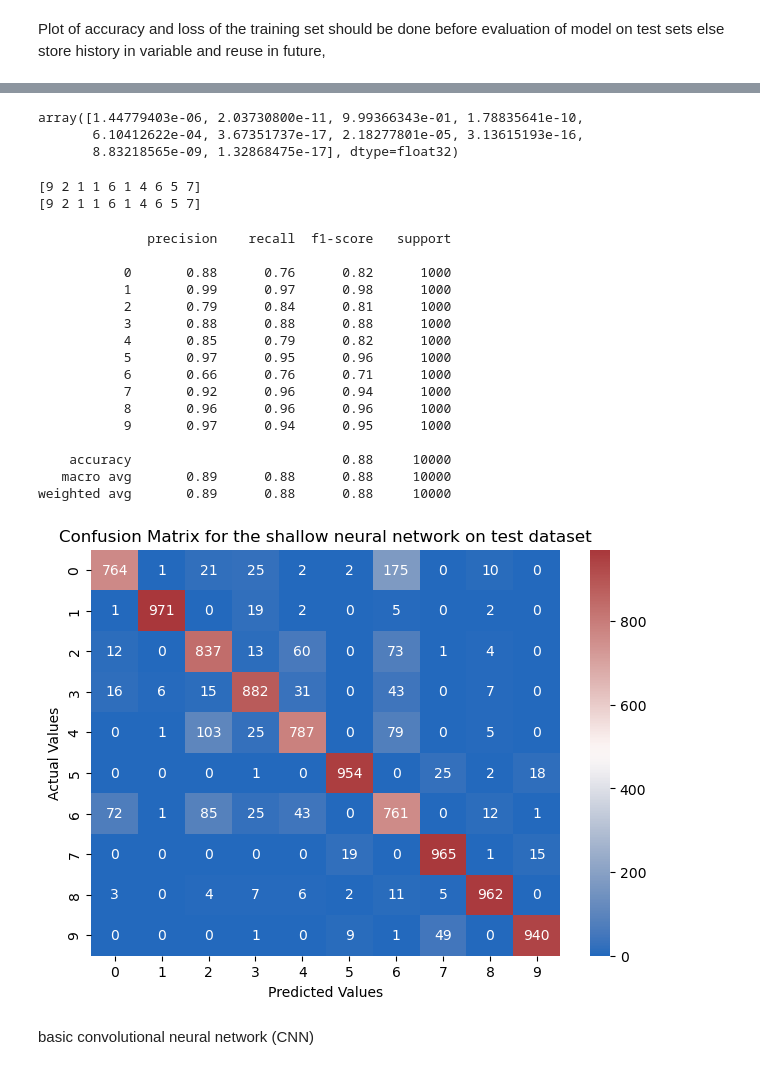
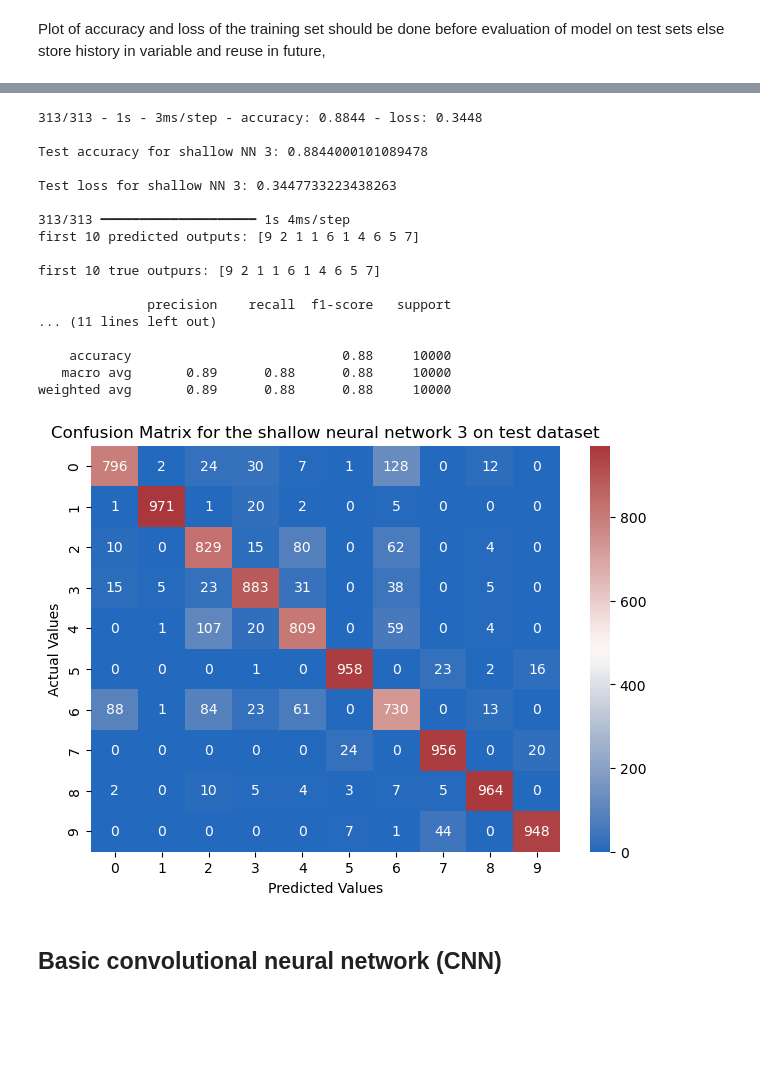
Before and after one commit to buddhathapa12/machine-learning, a Jupyter notebook: neural_network_Assignment3/E923Q669_Assignment3.ipynb, the cells around one changed output, grey strips where cells are left out. Cells and saved outputs as stored; diff of their text form; code cells hidden in the pictures; blank space fills up the shorter version.

```diff
--- a/neural_network_Assignment3/E923Q669_Assignment3.ipynb
+++ b/neural_network_Assignment3/E923Q669_Assignment3.ipynb
@@ -230,50 +311,49 @@ snn_prediction_result_softmax= snn_probability_model.predict(test_images,batch_s
-# %%
-snn_prediction_result_softmax[1]
-# %% [output]
-array([1.44779403e-06, 2.03730800e-11, 9.99366343e-01, 1.78835641e-10,
-       6.10412622e-04, 3.67351737e-17, 2.18277801e-05, 3.13615193e-16,
-       8.83218565e-09, 1.32868475e-17], dtype=float32)
-# %%
-snn_test_label_pred = np.argmax(snn_prediction_result_softmax, axis=1)  # Predicted labels
-
-print(snn_test_label_pred[:10])
-print(test_labels[:10])
-# %% [output]
-[9 2 1 1 6 1 4 6 5 7]
-[9 2 1 1 6 1 4 6 5 7]
-# %%
-# Print a classification report for shallow neural network classification model
-classification_report_snn = (classification_report(test_labels, snn_test_label_pred))
-print(classification_report_snn)
-# %% [output]
-              precision    recall  f1-score   support
-
-           0       0.88      0.76      0.82      1000
-           1       0.99      0.97      0.98      1000
-           2       0.79      0.84      0.81      1000
-           3       0.88      0.88      0.88      1000
-           4       0.85      0.79      0.82      1000
-           5       0.97      0.95      0.96      1000
-           6       0.66      0.76      0.71      1000
-           7       0.92      0.96      0.94      1000
-           8       0.96      0.96      0.96      1000
-           9       0.97      0.94      0.95      1000
-
-    accuracy                           0.88     10000
-   macro avg       0.89      0.88      0.88     10000
-weighted avg       0.89      0.88      0.88     10000
 # %%
+snn3_test_loss, snn3_test_acc = shallow_nn_model3.evaluate(test_images,  test_labels_onehot, verbose=2)
+
+print(f'\nTest accuracy for shallow NN 3: {snn3_test_acc}\n')
+print(f"Test loss for shallow NN 3: {snn3_test_loss}\n")
+
+snn3_probability_model = tf.keras.Sequential([shallow_nn_model3, tf.keras.layers.Softmax()])
+snn3_prediction_result_softmax= snn3_probability_model.predict(test_images,batch_size= 32)
+
+snn3_test_label_pred = np.argmax(snn3_prediction_result_softmax, axis=1)  # Predicted labels
+
+print(f"first 10 predicted outputs: {snn3_test_label_pred[:10]}\n")
+print(f"first 10 true outpurs: {test_labels[:10]}\n")
+
+# Print a classification report for shallow neural network classification model
+snn3_classification_report = (classification_report(test_labels, snn3_test_label_pred))
+print(snn3_classification_report)
+
 # Print a confusion matrix for shallow neural network on test dataset
 
-confusion_matrix_snn= (confusion_matrix(test_labels, snn_test_label_pred))
+snn3_confusion_matrix= (confusion_matrix(test_labels, snn3_test_label_pred))
 
-sns.heatmap(data= confusion_matrix_snn,fmt='g', annot= True, cmap= "vlag")
-plt.title("Confusion Matrix for the shallow neural network on test dataset")
+sns.heatmap(data= snn3_confusion_matrix,fmt='g', annot= True, cmap= "vlag")
+plt.title("Confusion Matrix for the shallow neural network 3 on test dataset")
 plt.tight_layout()
 plt.xlabel("Predicted Values")
 plt.ylabel("Actual Values")
 plt.show()
 # %% [output]
+313/313 - 1s - 3ms/step - accuracy: 0.8844 - loss: 0.3448
+
+Test accuracy for shallow NN 3: 0.8844000101089478
+
+Test loss for shallow NN 3: 0.3447733223438263
+
+313/313 ━━━━━━━━━━━━━━━━━━━━ 1s 4ms/step
+first 10 predicted outputs: [9 2 1 1 6 1 4 6 5 7]
+
+first 10 true outpurs: [9 2 1 1 6 1 4 6 5 7]
+
+              precision    recall  f1-score   support
+... (11 lines left out)
+
+    accuracy                           0.88     10000
+   macro avg       0.89      0.88      0.88     10000
+weighted avg       0.89      0.88      0.88     10000
-[figure, old version]
+[figure, new version]
 # %% [markdown]
-basic convolutional neural network (CNN)
+## Basic convolutional neural network (CNN)
```
Also changed, not shown: parts of 41 cells of this notebook.
